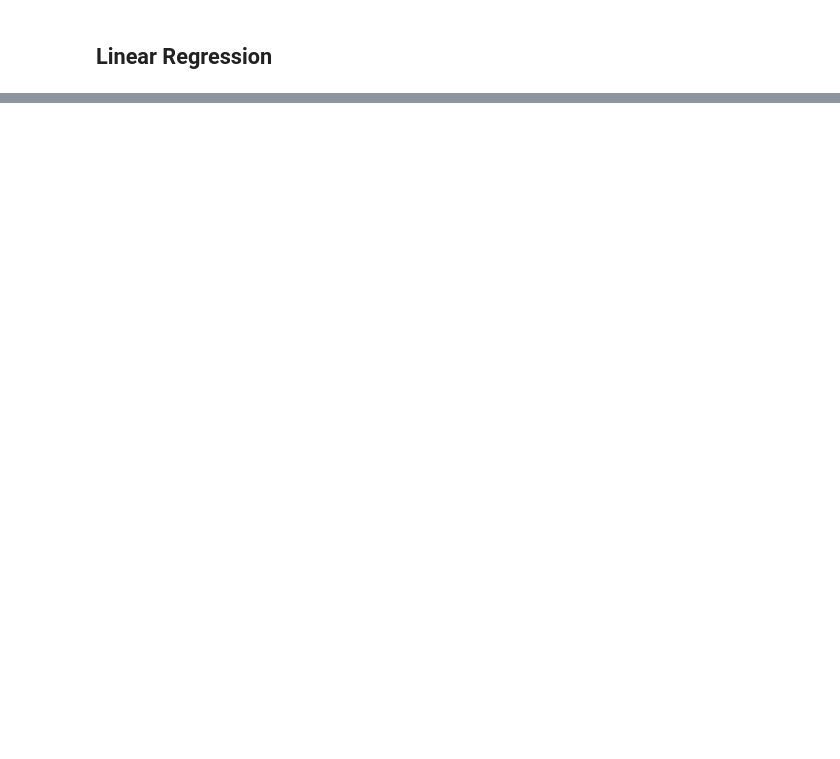
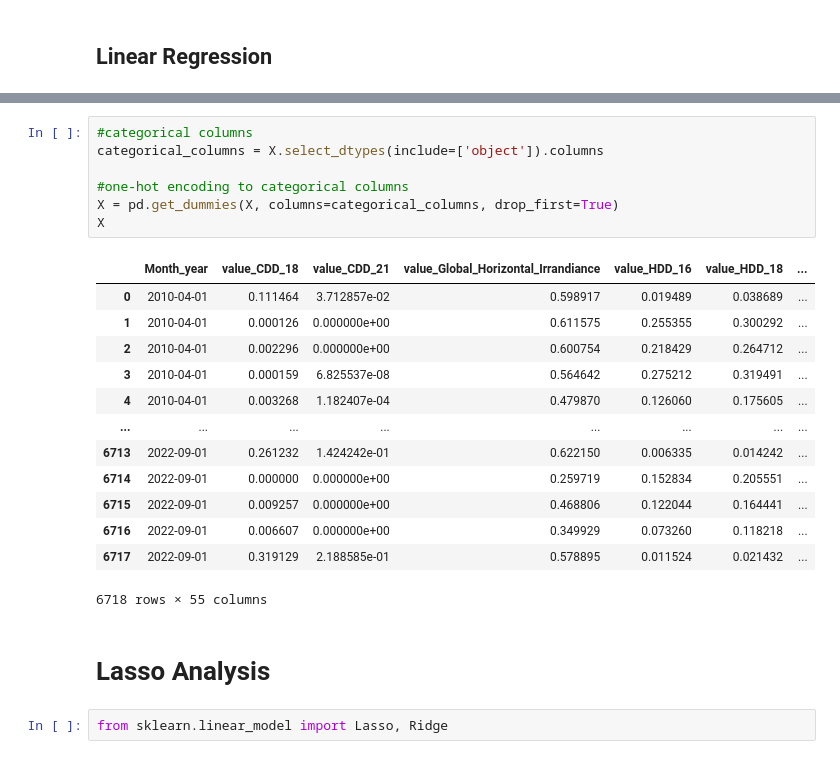
Before and after one commit to VonRiecken/Power-Predict, a Jupyter notebook: notebooks/weather_extraction_20231130.ipynb, the cells around one changed output, grey strips where cells are left out. Drawn from its saved outputs; the diff is of its cells as text; blank space fills up the shorter version.

```diff
--- a/notebooks/weather_extraction_20231130.ipynb
+++ b/notebooks/weather_extraction_20231130.ipynb
@@ -697,0 +810,25 @@ NameError: name 'categorical_columns' is not defined
+# %%
+#categorical columns
+categorical_columns = X.select_dtypes(include=['object']).columns
+
+#one-hot encoding to categorical columns
+X = pd.get_dummies(X, columns=categorical_columns, drop_first=True)
+X
+# %% [output]
+|  | Month_year | value_CDD_18 | value_CDD_21 | value_Global_Horizontal_Irrandiance | value_HDD_16 | value_HDD_18 | ... |
+| 0 | 2010-04-01 | 0.111464 | 3.712857e-02 | 0.598917 | 0.019489 | 0.038689 | ... |
+| 1 | 2010-04-01 | 0.000126 | 0.000000e+00 | 0.611575 | 0.255355 | 0.300292 | ... |
+| 2 | 2010-04-01 | 0.002296 | 0.000000e+00 | 0.600754 | 0.218429 | 0.264712 | ... |
+| 3 | 2010-04-01 | 0.000159 | 6.825537e-08 | 0.564642 | 0.275212 | 0.319491 | ... |
+| 4 | 2010-04-01 | 0.003268 | 1.182407e-04 | 0.479870 | 0.126060 | 0.175605 | ... |
+| ... | ... | ... | ... | ... | ... | ... | ... |
+| 6713 | 2022-09-01 | 0.261232 | 1.424242e-01 | 0.622150 | 0.006335 | 0.014242 | ... |
+| 6714 | 2022-09-01 | 0.000000 | 0.000000e+00 | 0.259719 | 0.152834 | 0.205551 | ... |
+| 6715 | 2022-09-01 | 0.009257 | 0.000000e+00 | 0.468806 | 0.122044 | 0.164441 | ... |
+| 6716 | 2022-09-01 | 0.006607 | 0.000000e+00 | 0.349929 | 0.073260 | 0.118218 | ... |
+| 6717 | 2022-09-01 | 0.319129 | 2.188585e-01 | 0.578895 | 0.011524 | 0.021432 | ... |
+6718 rows × 55 columns
+# %% [markdown]
+# Lasso Analysis
+# %%
+from sklearn.linear_model import Lasso, Ridge
```
Also changed, not shown: parts of 18 cells of this notebook, 13 other files.
